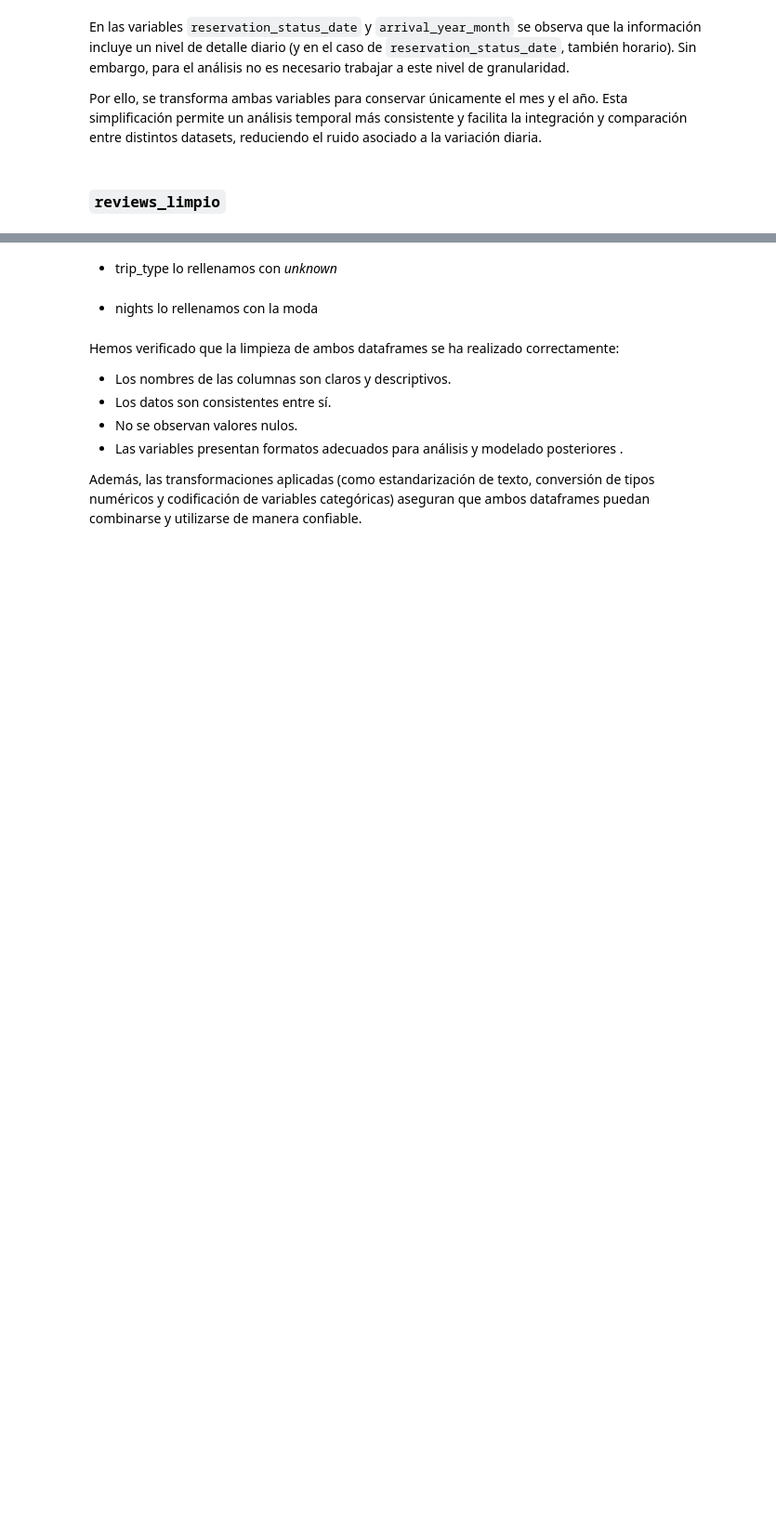
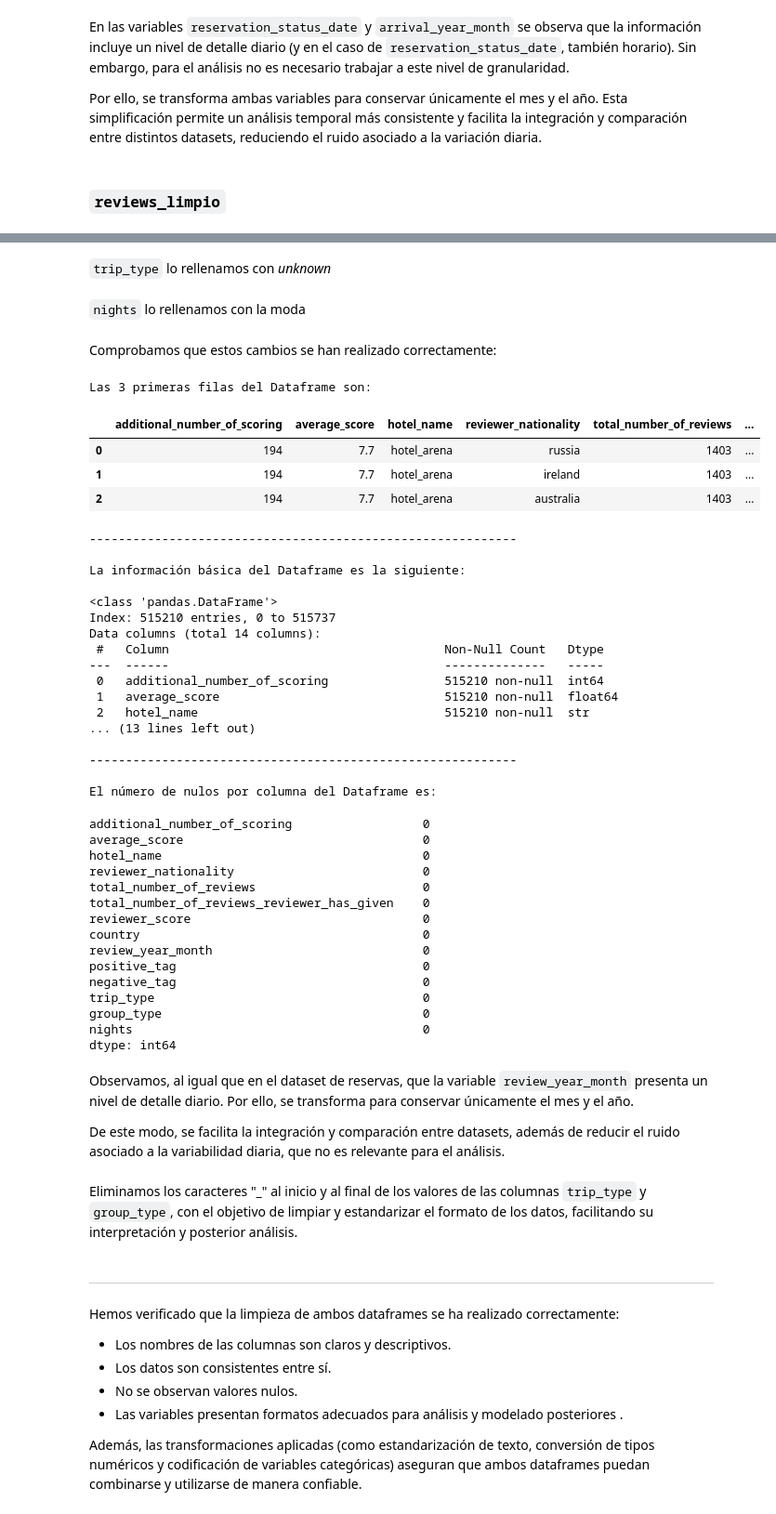
Before and after one commit to lorenalopezarenas/Booking_Reviews, a Jupyter notebook: notebooks/02. Limpieza.ipynb, the cells around one changed output, grey strips where cells are left out. Shown at 93% size. Cells and saved outputs as stored; diff of their text form; code cells hidden in the pictures; blank space fills up the shorter version.

```diff
--- a/notebooks/02. Limpieza.ipynb
+++ b/notebooks/02. Limpieza.ipynb
@@ -415,0 +458,2 @@ analisis_rapido(reviews_limpio)
+# %%
+reviews_limpio["review_year_month"] = pd.to_datetime(reviews_limpio["review_year_month"])
@@ -416 +492,3 @@ analisis_rapido(reviews_limpio)
+# %%
+reviews_limpio = eliminar_columns(reviews_limpio, ["city"])
 # %% [markdown]
@@ -424,4 +502,4 @@ reemplazar(reviews_limpio, ["nights"], "stayed", "")
 reemplazar(reviews_limpio, ["nights"], ("night"), "")
 reemplazar(reviews_limpio, ["nights"], "s", "")
 # %%
-reviews_limpio["nights"] = reviews_limpio["nights"].str.strip().astype(int)
+reviews_limpio["nights"] = reviews_limpio["nights"].str.strip().astype("Int64")
@@ -435,10 +510,56 @@ minus(reviews_limpio, ['review_month'])
 # %%
 reviews_limpio = eliminar_columns(reviews_limpio, ["room_type", "device"])
 # %% [markdown]
-- trip_type lo rellenamos con *unknown*
+`trip_type` lo rellenamos con *unknown*
 # %%
 reviews_limpio["trip_type"] = reviews_limpio["trip_type"].fillna('unknown')
 # %% [markdown]
-- nights lo rellenamos con la moda
+`nights` lo rellenamos con la moda
 # %%
 reviews_limpio["nights"] = reviews_limpio["nights"].fillna(reviews_limpio["nights"].mode()[0])
+# %% [markdown]
+Comprobamos que estos cambios se han realizado correctamente:
+# %%
+analisis_rapido(reviews_limpio)
+# %% [output]
+Las 3 primeras filas del Dataframe son:
+|  | additional_number_of_scoring | average_score | hotel_name | reviewer_nationality | total_number_of_reviews | ... |
+| 0 | 194 | 7.7 | hotel_arena | russia | 1403 | ... |
+| 1 | 194 | 7.7 | hotel_arena | ireland | 1403 | ... |
+| 2 | 194 | 7.7 | hotel_arena | australia | 1403 | ... |
+-----------------------------------------------------------
+
+La información básica del Dataframe es la siguiente:
+
+<class 'pandas.DataFrame'>
+Index: 515210 entries, 0 to 515737
+Data columns (total 14 columns):
+ #   Column                                      Non-Null Count   Dtype
+---  ------                                      --------------   -----
+ 0   additional_number_of_scoring                515210 non-null  int64
+ 1   average_score                               515210 non-null  float64
+ 2   hotel_name                                  515210 non-null  str
+... (13 lines left out)
+
+-----------------------------------------------------------
+
+El número de nulos por columna del Dataframe es:
+additional_number_of_scoring                  0
+average_score                                 0
+hotel_name                                    0
+reviewer_nationality                          0
+total_number_of_reviews                       0
+total_number_of_reviews_reviewer_has_given    0
+reviewer_score                                0
+country                                       0
+review_year_month                             0
+positive_tag                                  0
+negative_tag                                  0
+trip_type                                     0
+group_type                                    0
+nights                                        0
+dtype: int64
+# %% [markdown]
+Observamos, al igual que en el dataset de reservas, que la variable `review_year_month` presenta un nivel de detalle diario. Por ello, se transforma para conservar únicamente el mes y el año.
+
+De este modo, se facilita la integración y comparación entre datasets, además de reducir el ruido asociado a la variabilidad diaria, que no es relevante para el análisis.
@@ -444,0 +568,2 @@ reviews_limpio["nights"] = reviews_limpio["nights"].fillna(reviews_limpio["night
+# %% [markdown]
+Eliminamos los caracteres "_" al inicio y al final de los valores de las columnas `trip_type` y `group_type`, con el objetivo de limpiar y estandarizar el formato de los datos, facilitando su interpretación y posterior análisis.
@@ -445,3 +573,5 @@ reviews_limpio["nights"] = reviews_limpio["nights"].fillna(reviews_limpio["night
+# %% [markdown]
+---
 # %% [markdown]
 Hemos verificado que la limpieza de ambos dataframes se ha realizado correctamente:
 
```
Also changed, not shown: parts of 17 cells of this notebook, 1 other file.
